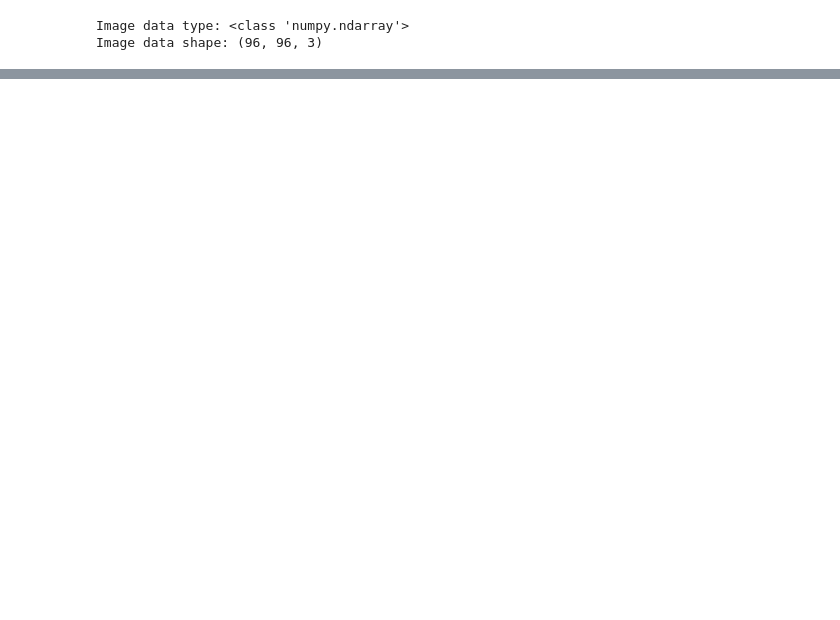
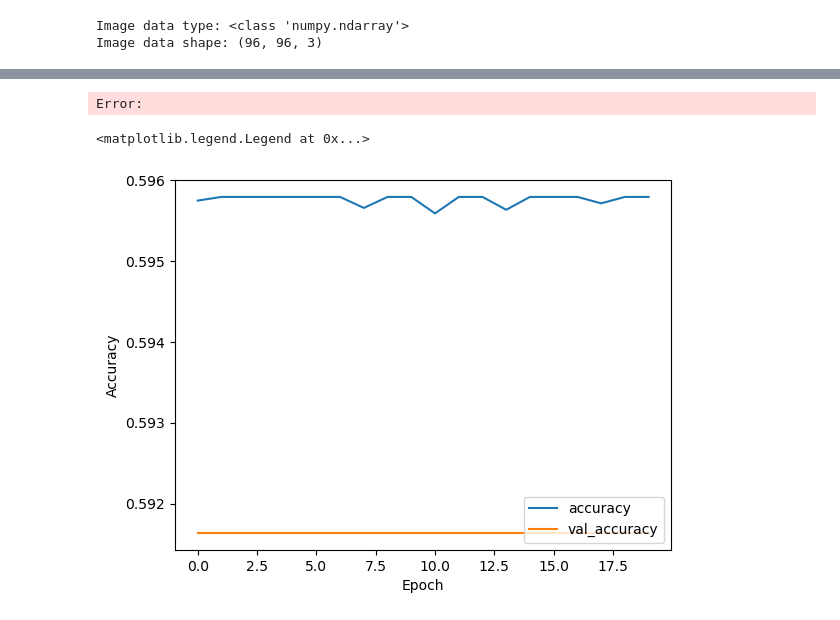
Before and after one commit to IvanLiuTW/code, a Jupyter notebook: cancer_detection.ipynb, the cells around one changed output, grey strips where cells are left out. Cells and saved outputs as stored; diff of their text form; code cells hidden in the pictures; blank space fills up the shorter version.

Commit message:
Add CNN model

```diff
--- a/cancer_detection.ipynb
+++ b/cancer_detection.ipynb
@@ -92,0 +156,9 @@ Training data shape: (220025, 96, 96, 3)
+# %%
+# Split 20% of training data for validation
+train_labels = df_train['label'].values
+X_train, X_val, y_train, y_val = train_test_split(train_image_data, train_labels, shuffle=True, test_size=0.2)
+
+print(f"X_train shape: {X_train.shape}")
+print(f"y_train shape: {y_train.shape}")
+print(f"X_val shape: {X_val.shape}")
+print(f"y val shape: {y_val.shape}")
@@ -92,0 +170,4 @@ Training data shape: (220025, 96, 96, 3)
+# %%
+# Normalize pixel values to be between 0 and 1
+X_train = np.true_divide(X_train, 255, dtype=np.float32)
+X_val = np.true_divide(X_val, 255, dtype=np.float32)
@@ -92,0 +180,11 @@ Training data shape: (220025, 96, 96, 3)
+# %%
+model = models.Sequential()
+model.add(layers.Conv2D(32, (3, 3), activation='relu', input_shape=(96, 96, 3)))
+model.add(layers.MaxPooling2D((2, 2)))
+model.add(layers.Conv2D(64, (3, 3), activation='relu'))
+model.add(layers.MaxPooling2D((2, 2)))
+model.add(layers.Conv2D(64, (3, 3), activation='relu'))
+model.add(layers.Flatten())
+model.add(layers.Dense(64, activation='relu'))
+model.add(layers.Dense(2))
+model.summary()
@@ -92,0 +219,22 @@ Training data shape: (220025, 96, 96, 3)
+# %%
+model.compile(optimizer='adam',
+              loss=tf.keras.losses.BinaryCrossentropy(from_logits=False),
+              metrics=['accuracy'])
+
+history = model.fit(X_train, y_train, epochs=20,
+                    validation_data=(X_val, y_val))
+# %% [output]
+Error:
+# %%
+# Model evaluation
+plt.plot(history.history['accuracy'], label='accuracy')
+plt.plot(history.history['val_accuracy'], label = 'val_accuracy')
+plt.xlabel('Epoch')
+plt.ylabel('Accuracy')
+# plt.ylim([0.5, 1])
+plt.legend(loc='lower right')
+
+# test_loss, test_acc = model.evaluate(test_images, test_labels, verbose=2)
+# %% [output]
+<matplotlib.legend.Legend at 0x...>
+[figure, added]
```
Also changed, not shown: parts of 22 cells of this notebook.
